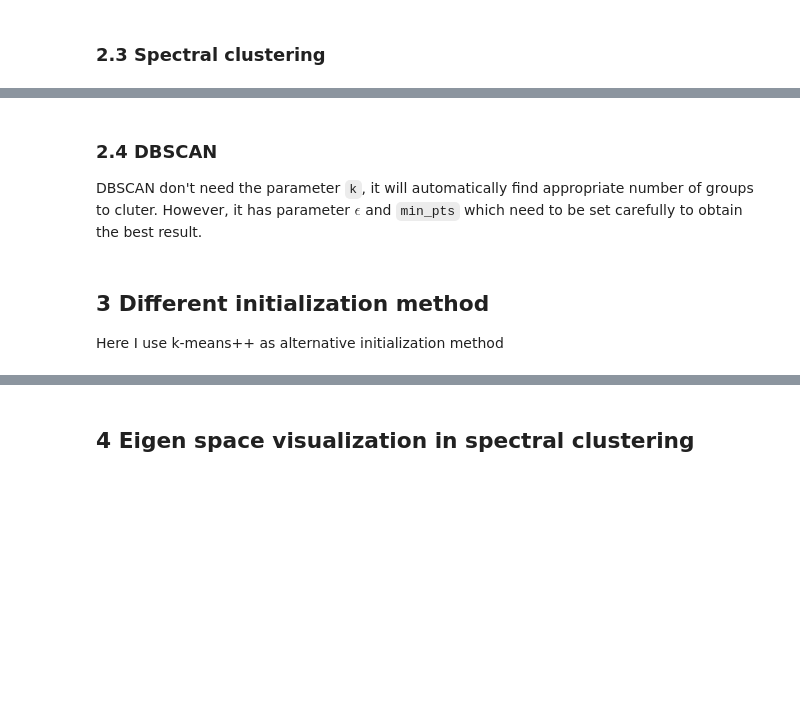
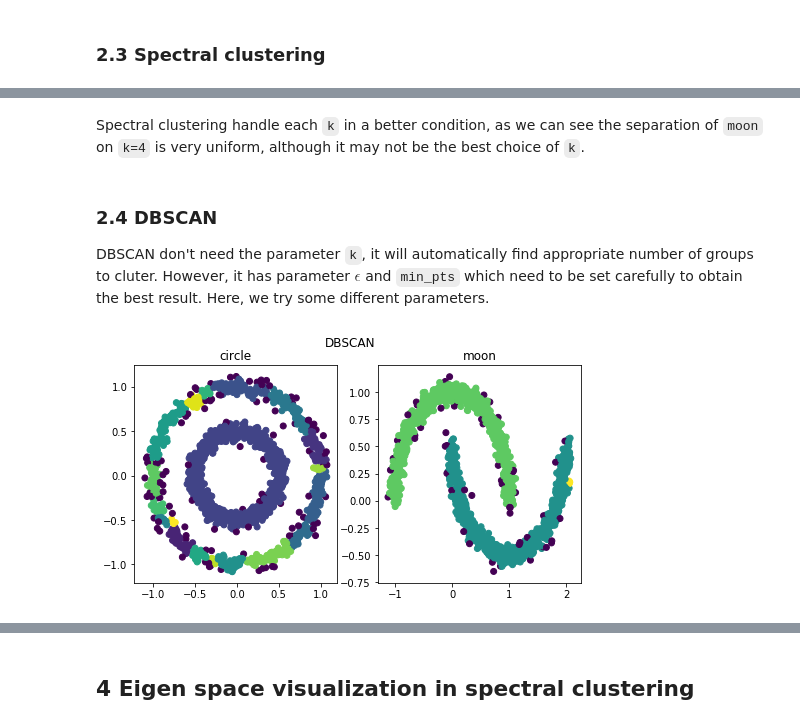
Before and after one commit to tfchan/ML-s19-HW6, a Jupyter notebook: hw6.ipynb, the cells around one changed output, grey strips where cells are left out. Cells and saved outputs as stored; diff of their text form; code cells hidden in the pictures; blank space fills up the shorter version.

Commit message:
Finish report and add execution result

```diff
--- a/hw6.ipynb
+++ b/hw6.ipynb
@@ -19,6 +21,9 @@ moon = np.loadtxt('data/moon.txt', delimiter=',')
 # %%
 def scatter_animation(x, y, color_steps, save):
+    """Animate scatter plot, save and display result."""
     def update_scatter(frame, scat, color_steps):
+        """Update scatter color."""
+        # Set color of each data point
         scat.set_array(color_steps[:, frame])
         return scat,
     fig, ax = plt.subplots()
@@ -267,6 +340,11 @@ for k in k_to_try:
+# %% [markdown]
+Spectral clustering handle each `k` in a better condition, as we can see the separation of `moon` on `k=4` is very uniform, although it may not be the best choice of `k`.
 # %% [markdown]
 ### 2.4 DBSCAN
-DBSCAN don't need the parameter `k`, it will automatically find appropriate number of groups to cluter. However, it has parameter $\epsilon$ and `min_pts` which need to be set carefully to obtain the best result.
+DBSCAN don't need the parameter `k`, it will automatically find appropriate number of groups to cluter. However, it has parameter $\epsilon$ and `min_pts` which need to be set carefully to obtain the best result. Here, we try some different parameters.
-# %% [markdown]
-## 3 Different initialization method
-Here I use k-means++ as alternative initialization method
+# %%
+y_circle = dbscan(circle, epsilon=0.05, min_points=5)
+y_moon = dbscan(moon, epsilon=0.05, min_points=5)
+plot_graph(circle, moon, y_circle, y_moon, 'DBSCAN')
+# %% [output]
+[figure, added]
```
Also changed, not shown: parts of 53 cells of this notebook.
